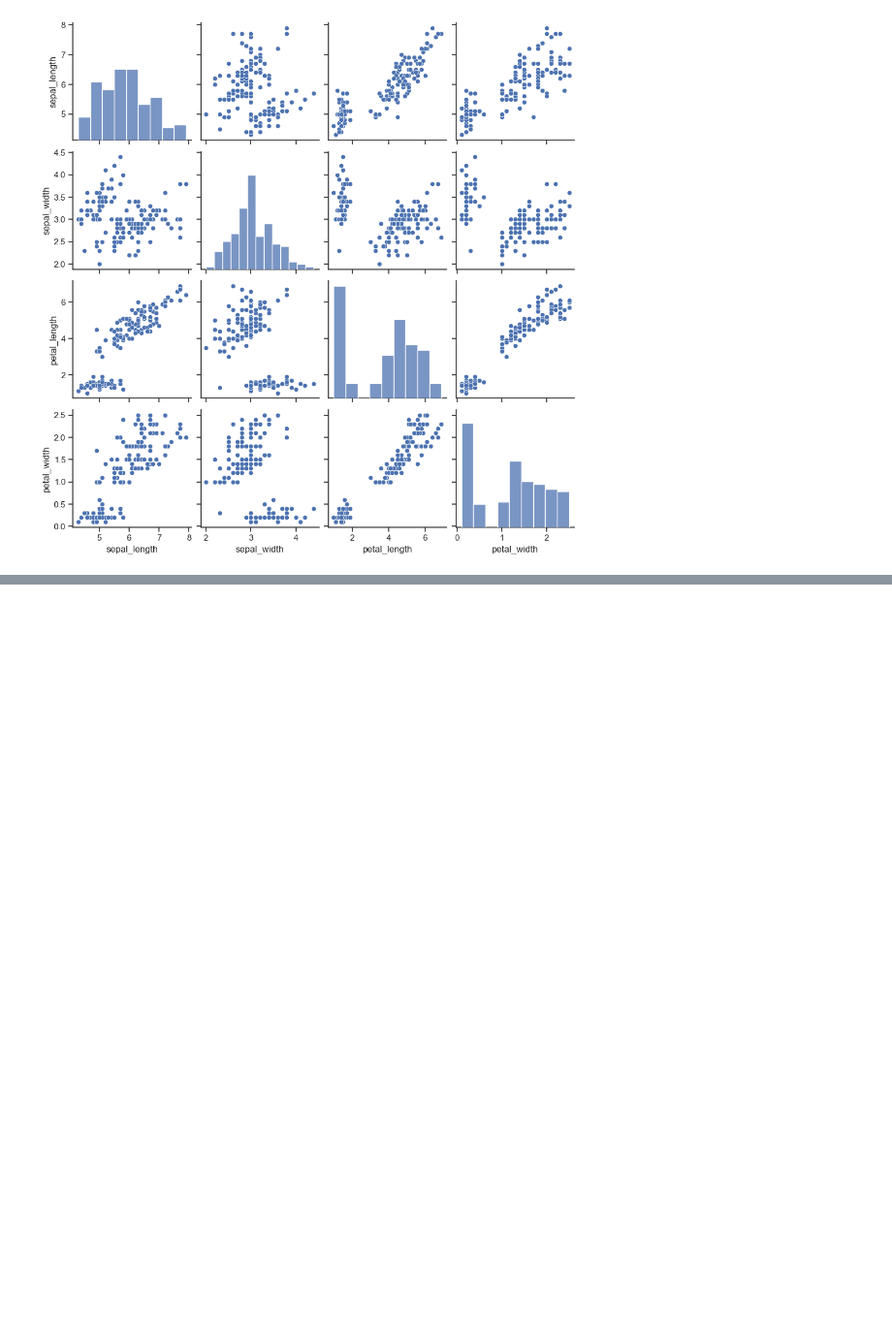
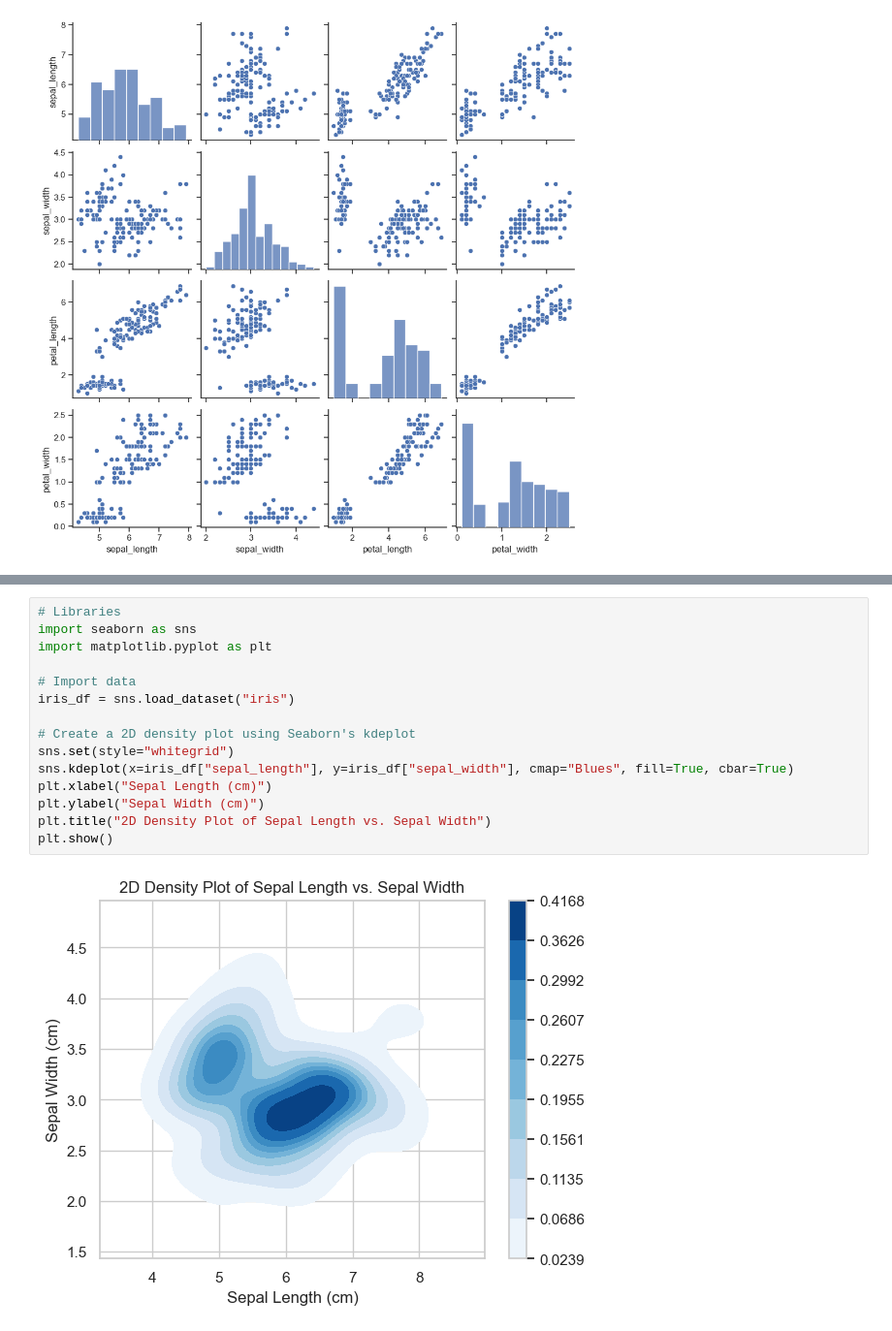
Before and after one commit to Victor-L-Almgren/Labs-and-exersizes, a Jupyter notebook: 7. Principles and Techniques for Data Science/Exersices/plot examples.ipynb, the cells around one changed output, grey strips where cells are left out. Shown at 97% size. Drawn from its saved outputs; the diff is of its cells as text; blank space fills up the shorter version.

```diff
--- a/7. Principles and Techniques for Data Science/Exersices/plot examples.ipynb
+++ b/7. Principles and Techniques for Data Science/Exersices/plot examples.ipynb
@@ -175,0 +204,17 @@ pairplot(data, *, hue=None, hue_order=None, palette=None, vars=None, x_vars=None
+# %%
+# Libraries
+import seaborn as sns
+import matplotlib.pyplot as plt
+
+# Import data
+iris_df = sns.load_dataset("iris")
+
+# Create a 2D density plot using Seaborn's kdeplot
+sns.set(style="whitegrid")
+sns.kdeplot(x=iris_df["sepal_length"], y=iris_df["sepal_width"], cmap="Blues", fill=True, cbar=True)
+plt.xlabel("Sepal Length (cm)")
+plt.ylabel("Sepal Width (cm)")
+plt.title("2D Density Plot of Sepal Length vs. Sepal Width")
+plt.show()
+# %% [output]
+[figure, added]
```
Also changed, not shown: parts of 6 cells of this notebook.
